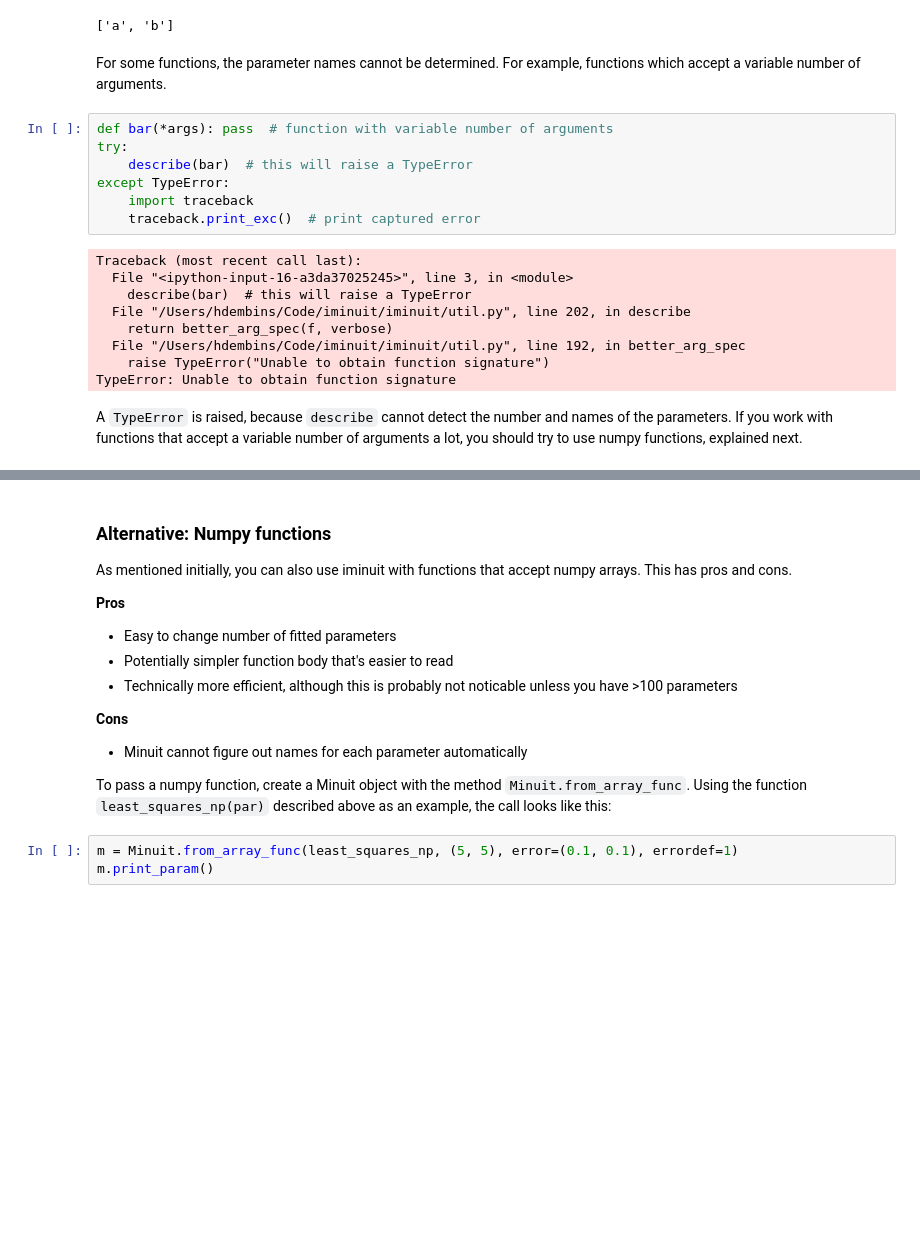
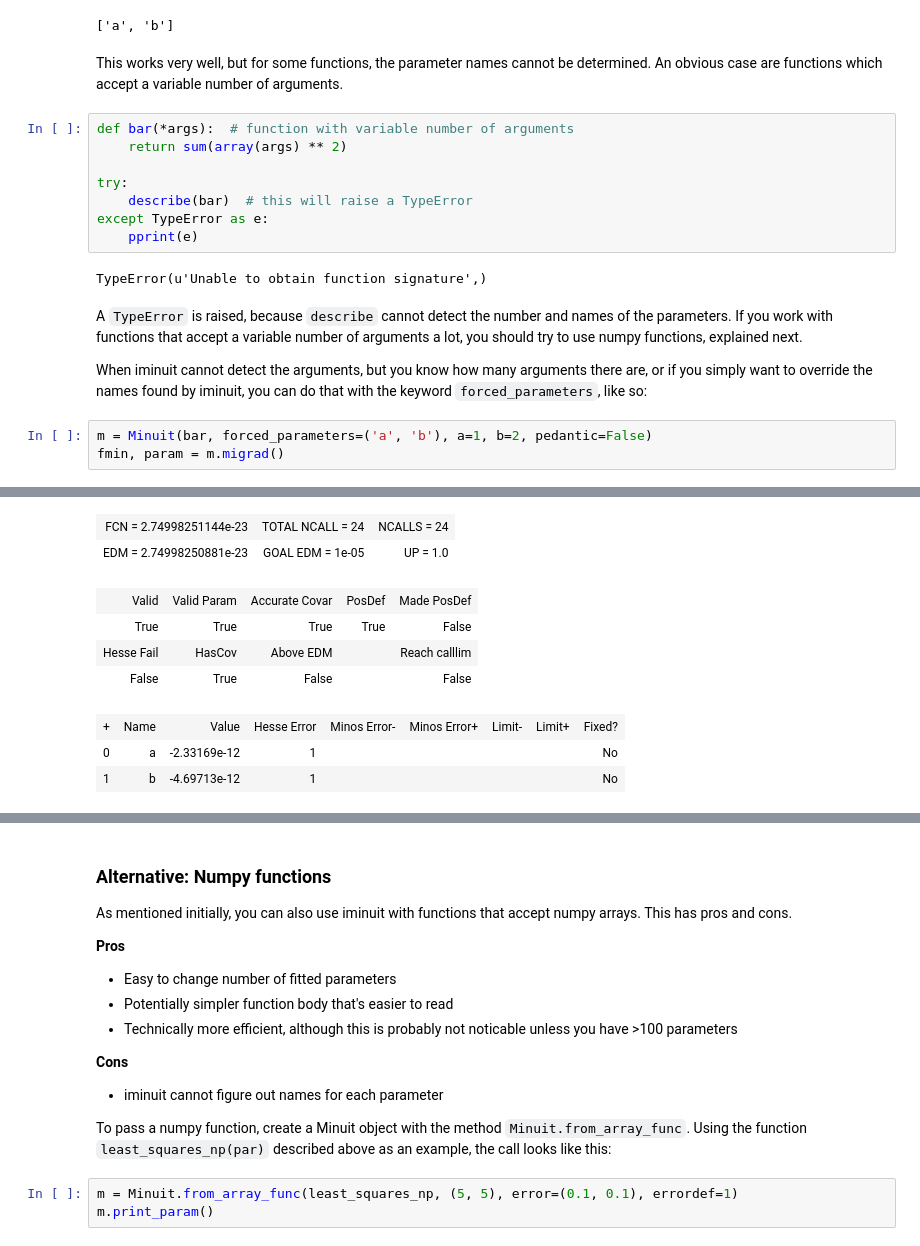
Before and after one commit to scikit-hep/iminuit, a Jupyter notebook: tutorial/tutorial.ipynb, the cells around one changed output, grey strips where cells are left out. Saved outputs shown, nothing was run; the diff lists cells and outputs as text; blank space fills up the shorter version.

Commit message:
improved basic tutorial by adding a section about forced parameters, adding advanced tutorial about faking function signatures

```diff
--- a/tutorial/tutorial.ipynb
+++ b/tutorial/tutorial.ipynb
@@ -156,22 +157,22 @@ describe(Foo())
 # %% [output]
 ['a', 'b']
 # %% [markdown]
-For some functions, the parameter names cannot be determined. For example, functions which accept a variable number of arguments.
+This works very well, but for some functions, the parameter names cannot be determined. An obvious case are functions which accept a variable number of arguments.
 # %%
-def bar(*args): pass  # function with variable number of arguments
+def bar(*args):  # function with variable number of arguments
+    return sum(array(args) ** 2)
+
 try:
     describe(bar)  # this will raise a TypeError
-except TypeError:
-    import traceback
-    traceback.print_exc()  # print captured error
+except TypeError as e:
+    pprint(e)
 # %% [output]
-Traceback (most recent call last):
-  File "<ipython-input-16-a3da37025245>", line 3, in <module>
-    describe(bar)  # this will raise a TypeError
-  File "/Users/hdembins/Code/iminuit/iminuit/util.py", line 202, in describe
-    return better_arg_spec(f, verbose)
-  File "/Users/hdembins/Code/iminuit/iminuit/util.py", line 192, in better_arg_spec
-    raise TypeError("Unable to obtain function signature")
-TypeError: Unable to obtain function signature
+TypeError(u'Unable to obtain function signature',)
 # %% [markdown]
 A `TypeError` is raised, because `describe` cannot detect the number and names of the parameters. If you work with functions that accept a variable number of arguments a lot, you should try to use numpy functions, explained next.
+
+When iminuit cannot detect the arguments, but you know how many arguments there are, or if you simply want to override the names found by iminuit, you can do that with the keyword `forced_parameters`, like so:
+# %%
+m = Minuit(bar, forced_parameters=('a', 'b'), a=1, b=2, pedantic=False)
+fmin, param = m.migrad()
+# %% [output]
@@ -177,0 +180,9 @@ A `TypeError` is raised, because `describe` cannot detect the number and names o
+| FCN = 2.74998251144e-23 | TOTAL NCALL = 24 | NCALLS = 24 |
+| EDM = 2.74998250881e-23 | GOAL EDM = 1e-05 | UP = 1.0 |
+| Valid | Valid Param | Accurate Covar | PosDef | Made PosDef |
+| True | True | True | True | False |
+| Hesse Fail | HasCov | Above EDM |  | Reach calllim |
+| False | True | False |  | False |
+| + | Name | Value | Hesse Error | Minos Error- | Minos Error+ | Limit- | Limit+ | Fixed? |
+| 0 | a | -2.33169e-12 | 1 |  |  |  |  | No |
+| 1 | b | -4.69713e-12 | 1 |  |  |  |  | No |
@@ -186,7 +198,7 @@ As mentioned initially, you can also use iminuit with functions that accept nump
 - Technically more efficient, although this is probably not noticable unless you have >100 parameters
 
 **Cons**
-- Minuit cannot figure out names for each parameter automatically
+- iminuit cannot figure out names for each parameter
 
 To pass a numpy function, create a Minuit object with the method `Minuit.from_array_func`. Using the function `least_squares_np(par)` described above as an example, the call looks like this:
 # %%
```
Also changed, not shown: parts of 12 cells of this notebook, 1 other file.
